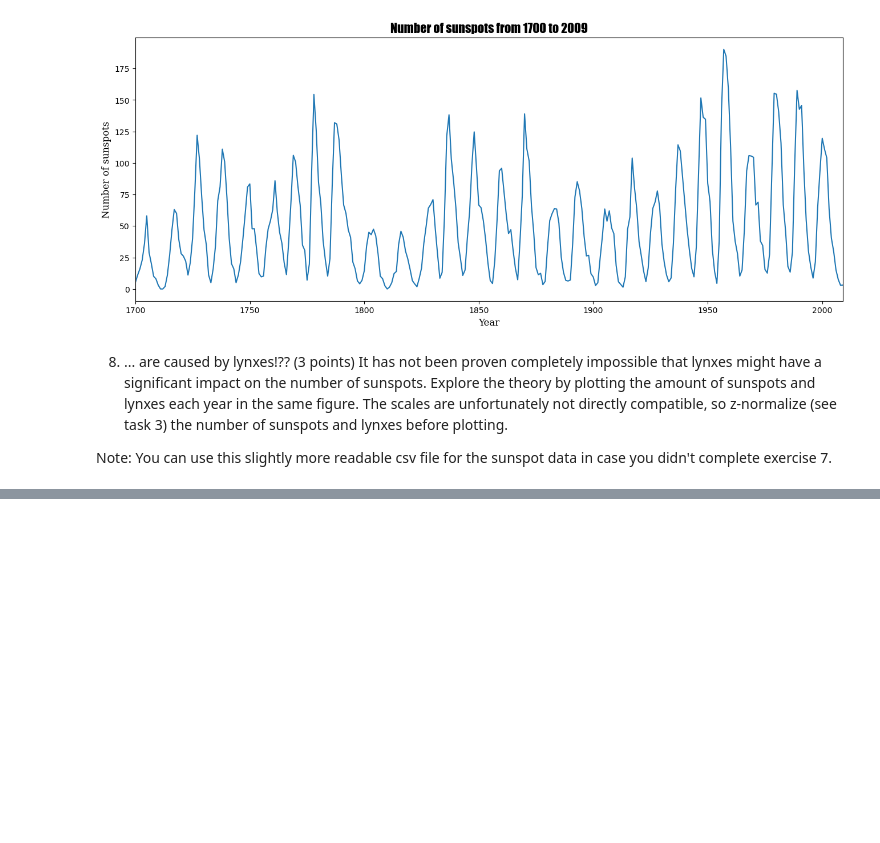
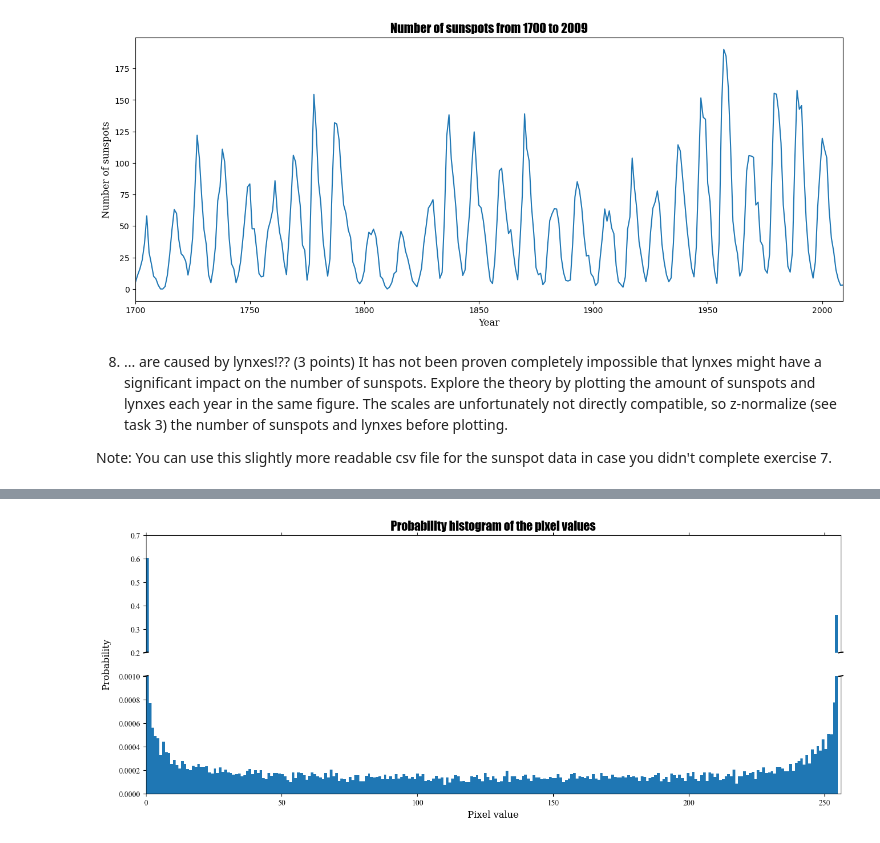
Before and after one commit to rg450318262/2023_courses, a Jupyter notebook: Python/Coursework4.ipynb, the cells around one changed output, grey strips where cells are left out. Cells and saved outputs as stored; diff of their text form; code cells hidden in the pictures; blank space fills up the shorter version.

```diff
--- a/Python/Coursework4.ipynb
+++ b/Python/Coursework4.ipynb
@@ -240,0 +308,36 @@ Note: You can use this slightly more readable csv file for the sunspot data in c
+# %%
+
+#plot a probability histogram of the pixel values
+fig, (ax, ax2) = plt.subplots(2, 1, sharex=True, figsize=(16, 6))
+
+# plot the same data on both axes
+ax.hist(pixel_list, bins=256, density=True)
+ax2.hist(pixel_list, bins=256, density=True)
+
+# zoom-in / limit the view to different portions of the data
+ax.set_ylim(.20, .70)  # outliers only
+ax2.set_ylim(0, .001)  # most of the data
+
+# hide the spines between ax and ax2
+ax.spines['bottom'].set_visible(False)
+ax2.spines['top'].set_visible(False)
+ax.xaxis.tick_top()
+
+# diagonal lines
+d = .003  # how big to make the diagonal lines in axes coordinates
+kwargs = dict(transform=ax.transAxes, color='k', clip_on=False)
+ax.plot((-d, +d), (-d, +d), **kwargs)        # top-left diagonal
+ax.plot((1 - d, 1 + d), (-d, +d), **kwargs)  # top-right diagonal
+kwargs.update(transform=ax2.transAxes)  # switch to the bottom axes
+ax2.plot((-d, +d), (1 - d, 1 + d), **kwargs)  # bottom-left diagonal
+ax2.plot((1 - d, 1 + d), (1 - d, 1 + d), **kwargs)  # bottom-right diagonal
+
+plt.xlabel("Pixel value", fontdict=font2)
+ax.set_ylabel("Probability", fontdict=font2)
+ax.set_title("Probability histogram of the pixel values", fontdict=font1)
+ax.set_xlim(0,256)
+ax2.set_xlim(0,256)
+#set y axis label position
+ax.yaxis.set_label_coords(-0.05, -0.1)
+# %% [output]
+[figure, added]
```
Also changed, not shown: parts of 8 cells of this notebook, 1 other file.
